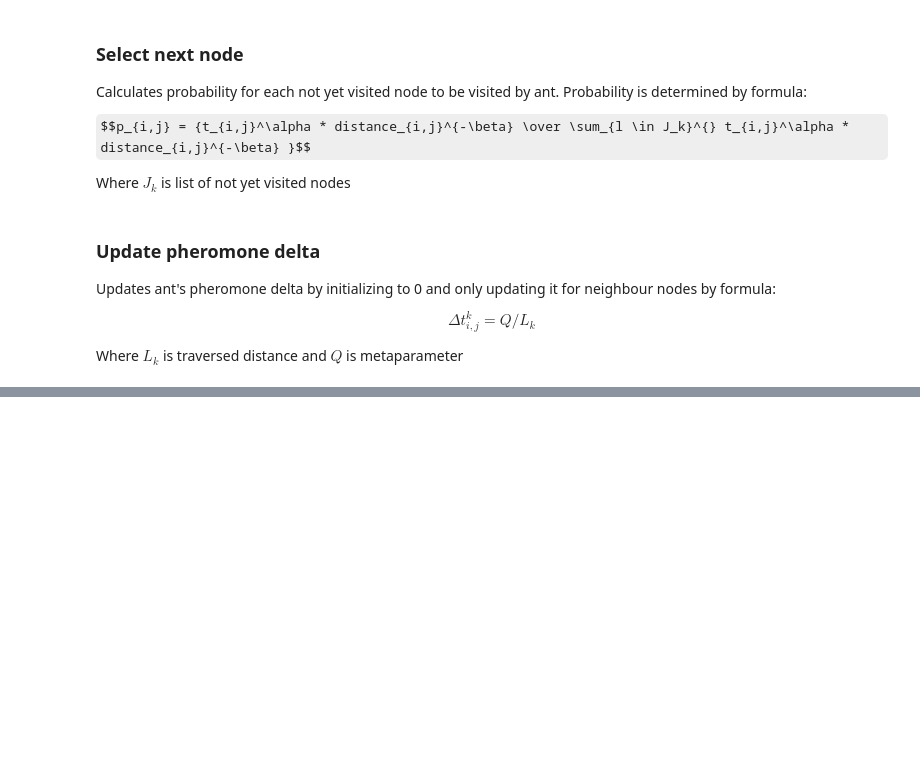
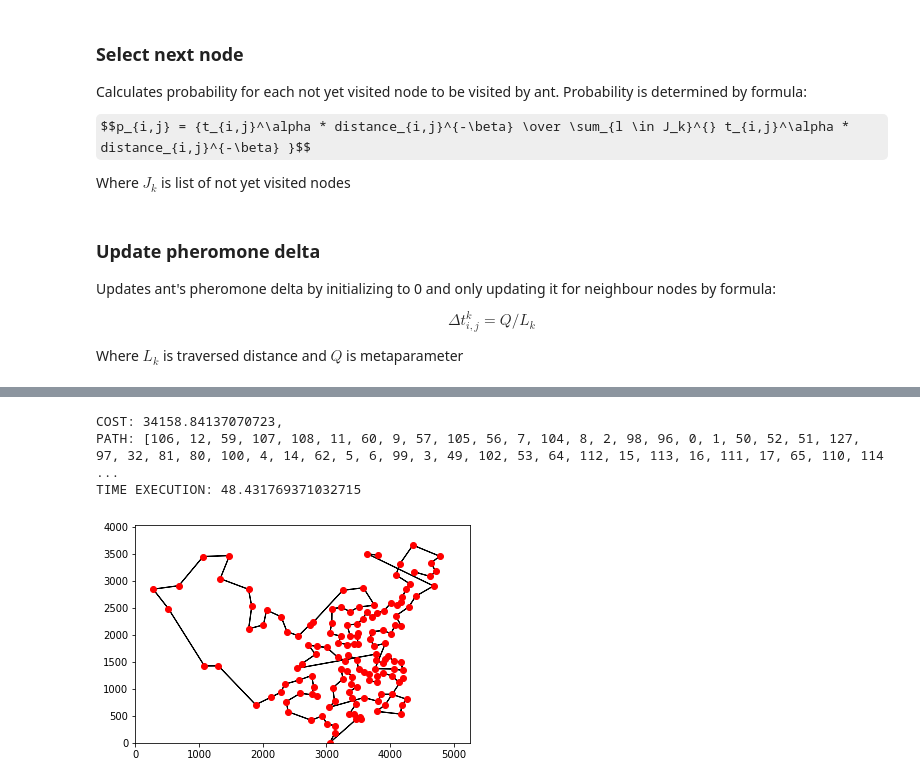
Before and after one commit to Vojkan-Cvijovic/TSP-solver, a Jupyter notebook: src/solver.ipynb, the cells around one changed output, grey strips where cells are left out. Saved outputs shown, nothing was run; the diff lists cells and outputs as text; code cells hidden in the pictures; some formulas as TeX source; blank space fills up the shorter version.

```diff
--- a/src/solver.ipynb
+++ b/src/solver.ipynb
@@ -227 +288,9 @@ def find_optimal_path(file_name):
+# %%
+points, path, cost, time_execution = find_optimal_path(cities_144_file_name)
+draw_optimal_path(points, path)
+# %% [output]
+COST: 34158.84137070723,
+PATH: [106, 12, 59, 107, 108, 11, 60, 9, 57, 105, 56, 7, 104, 8, 2, 98, 96, 0, 1, 50, 52, 51, 127, 97, 32, 81, 80, 100, 4, 14, 62, 5, 6, 99, 3, 49, 102, 53, 64, 112, 15, 113, 16, 111, 17, 65, 110, 114 ...
+TIME EXECUTION: 48.431769371032715
+[figure, added]
 # %%
```
Also changed, not shown: parts of 9 cells of this notebook.
